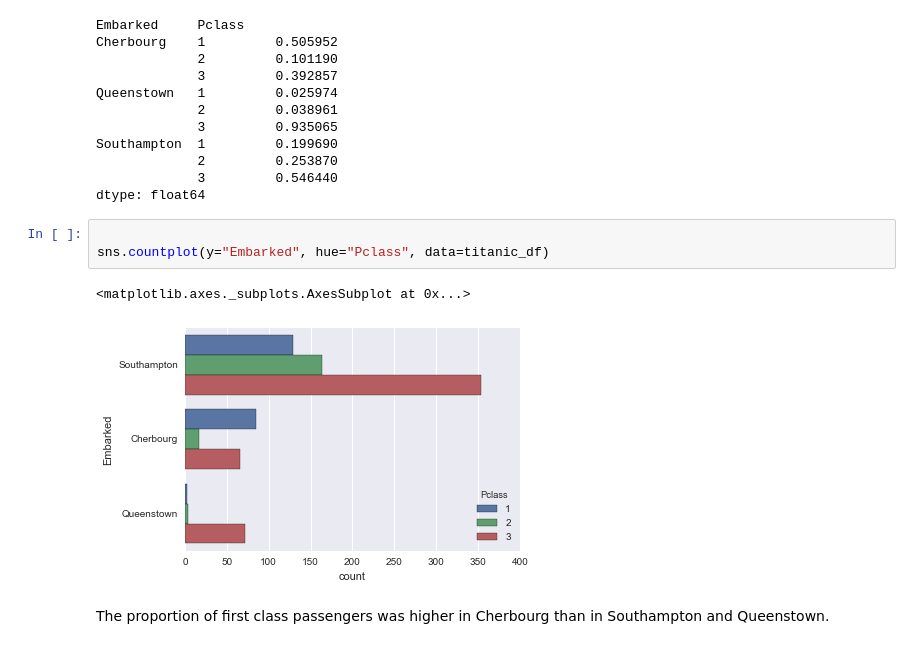
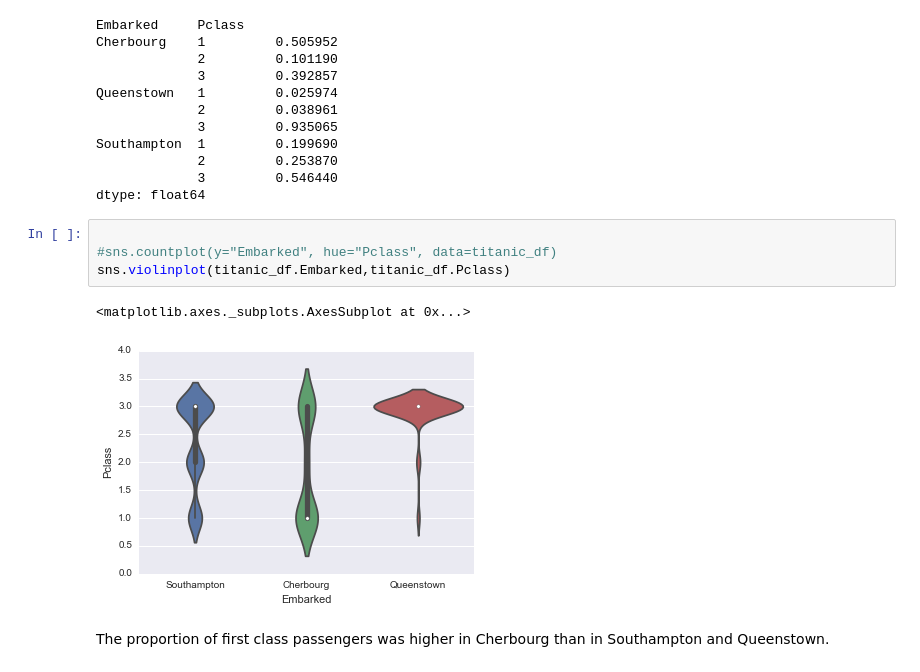
Before and after one commit to jenslaufer/data-analyst-nanodegree, a Jupyter notebook: p2/Assignment/Titanic Data.ipynb, the cells around one changed output. Drawn from its saved outputs; the diff is of its cells as text.

```diff
--- a/p2/Assignment/Titanic Data.ipynb
+++ b/p2/Assignment/Titanic Data.ipynb
@@ -556,10 +578,11 @@ Southampton  1         0.199690
 dtype: float64
 # %%
 
-sns.countplot(y="Embarked", hue="Pclass", data=titanic_df)
+#sns.countplot(y="Embarked", hue="Pclass", data=titanic_df)
+sns.violinplot(titanic_df.Embarked,titanic_df.Pclass)
 # %% [output]
 <matplotlib.axes._subplots.AxesSubplot at 0x...>
-[figure, old version]
+[figure, new version]
 # %% [markdown]
 The proportion of first class passengers was higher in Cherbourg than in Southampton and Queenstown.
 # %%
```
Also changed, not shown: parts of 13 cells of this notebook, 1 other file.
